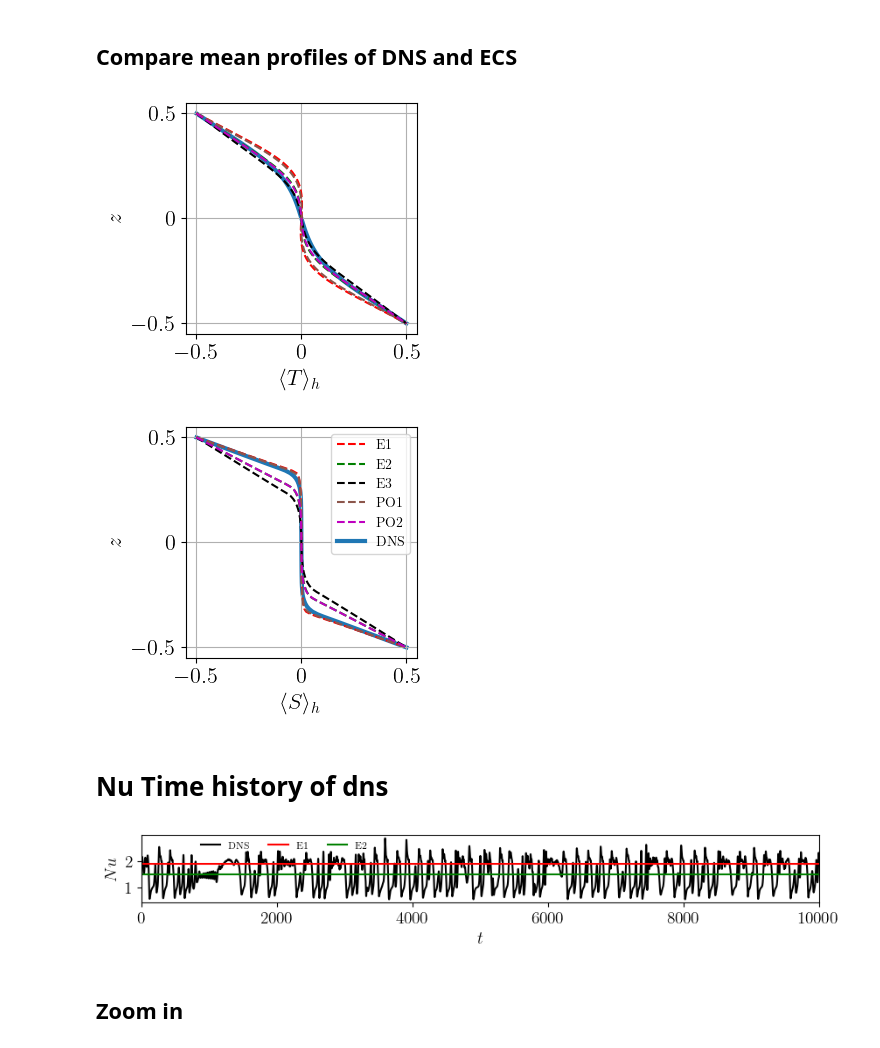
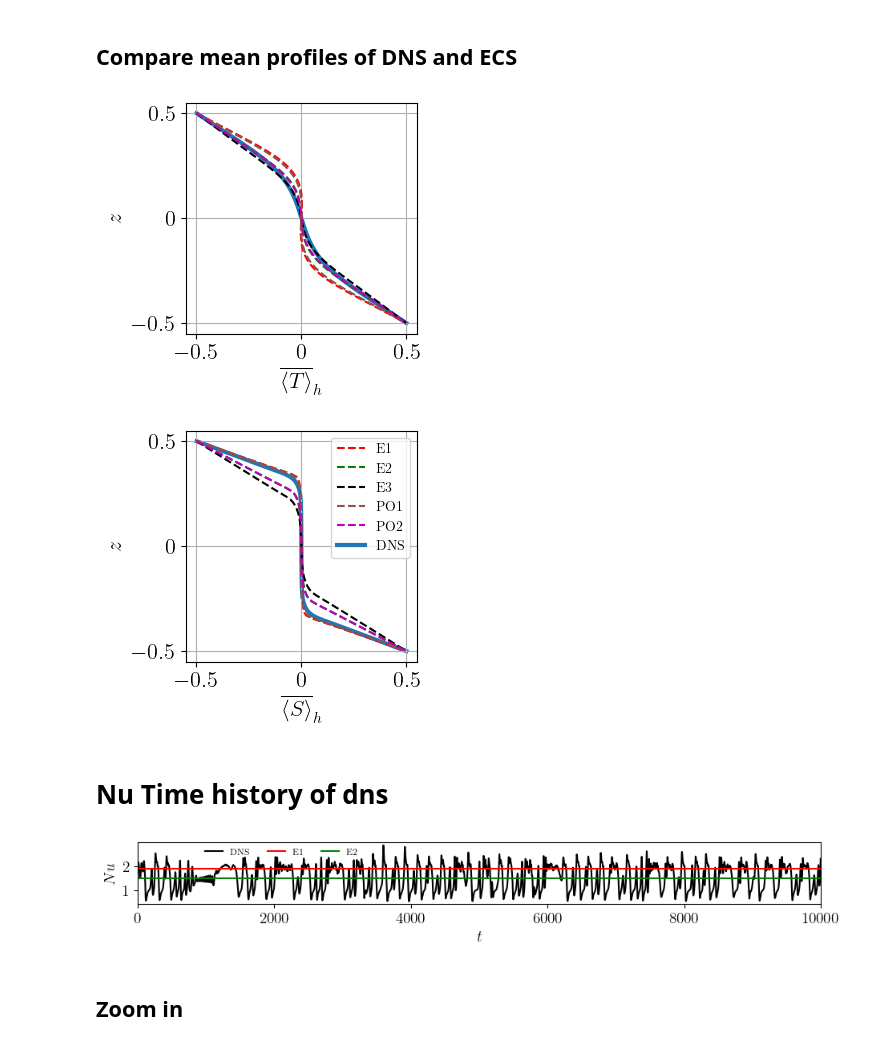
Before and after one commit to duc-nguyen1410/Exact_Coherent_Structures_of_Sheared_Double_Diffusive_Convection, a Jupyter notebook: figure15_Ra40000_phase_potrait.ipynb, the cells around one changed output. Drawn from its saved outputs; the diff is of its cells as text; code cells hidden in the pictures.

Commit message:
use overline for time average

```diff
--- a/figure15_Ra40000_phase_potrait.ipynb
+++ b/figure15_Ra40000_phase_potrait.ipynb
@@ -246,7 +246,7 @@ plt.plot(T_PO1-y,y,color='tab:brown', linestyle = 'dashed')
 T_PO2 = load_mean_data_PO('Data/Ra40000/PO2/t*.nc')
 plt.plot(T_PO2-y,y,color='m', linestyle = 'dashed')
 
-plt.xlabel(r'$\langle T \rangle_h$', fontsize=16)
+plt.xlabel(r'$\overline{\langle T \rangle}_h$', fontsize=16)
 plt.ylabel(r'$z$', fontsize=16)
 plt.xticks([-0.5, 0, 0.5],['$-0.5$','0','0.5'],fontsize=16)
 plt.yticks([-0.5, 0, 0.5],['$-0.5$','0','0.5'],fontsize=16)
@@ -256,7 +256,7 @@ plt.savefig('Data/Ra40000/MeanProfiles_temp.png', dpi=300, bbox_inches='tight')
 plt.show()
 plt.close()
 # %% [output]
-[figure, old version]
+[figure, new version]
 # %%
 
 plt.figure(figsize=(3, 3))
@@ -279,7 +279,7 @@ plt.plot(S_PO2-y,y,color='m', linestyle = 'dashed',label='PO2')
 plt.plot(S_dns,y[1:],color='tab:blue', linestyle = 'solid',label='DNS', linewidth = 3, zorder = 0)
 
 
-plt.xlabel(r'$\langle S \rangle_h$', fontsize=16)
+plt.xlabel(r'$\overline{\langle S \rangle}_h$', fontsize=16)
 plt.ylabel(r'$z$', fontsize=16)
 plt.xticks([-0.5, 0, 0.5],['$-0.5$','0','0.5'],fontsize=16)
 plt.yticks([-0.5, 0, 0.5],['$-0.5$','0','0.5'],fontsize=16)
@@ -290,44 +290,44 @@ plt.savefig('Data/Ra40000/MeanProfiles_salt.png', dpi=300, bbox_inches='tight')
 plt.show()
 plt.close()
 # %% [output]
-[figure, old version]
+[figure, new version]
 # %% [markdown]
 # Nu Time history of dns
 # %%
 from func import *
 
-plt.figure(figsize=(10, 1))
+plt.figure(figsize=(11, 1))
 
 [time,Nu] = readdata("Data/Ra40000/dns/energy.asc",17)
 plt.plot(time[0:],Nu[0:],'-',color='k', label='DNS')
 
 [_,Nu]=readdata("Data/Ra40000/E1_up/fieldconverge.asc",16)
 plt.axhline(y=Nu[-1], color='r', label='E1', zorder=2)
 
 [_,Nu]=readdata("Data/Ra40000/E2_up/fieldconverge.asc",16)
 plt.axhline(y=Nu[-1], color='g', label='E2', zorder=2)
 
 plt.xlabel(r'$t$',fontsize=14)
 plt.ylabel(r'$Nu$',fontsize=14)
 plt.xticks(fontsize=14)
 plt.yticks(fontsize=14)
 plt.xlim([time[0],time[10000]])
 plt.tick_params(axis='x', which='both', bottom=True, top=False, labelbottom=True)
 plt.tick_params(axis='y', which='both', left=True, right=False, labelleft=True)
 
 plt.legend(
     # loc='right',
     bbox_to_anchor=(0.21, 0.65),
     ncol=3,
     frameon=False,
     fontsize=8
 )
 
 plt.savefig('Data/Ra40000/Nu_history.png', dpi=300, bbox_inches='tight')
 plt.show()
 plt.close()
 # %% [output]
-[figure, old version]
+[figure, new version]
 # %% [markdown]
 ## Zoom in
 # %%
```
Also changed, not shown: 4 other files.
